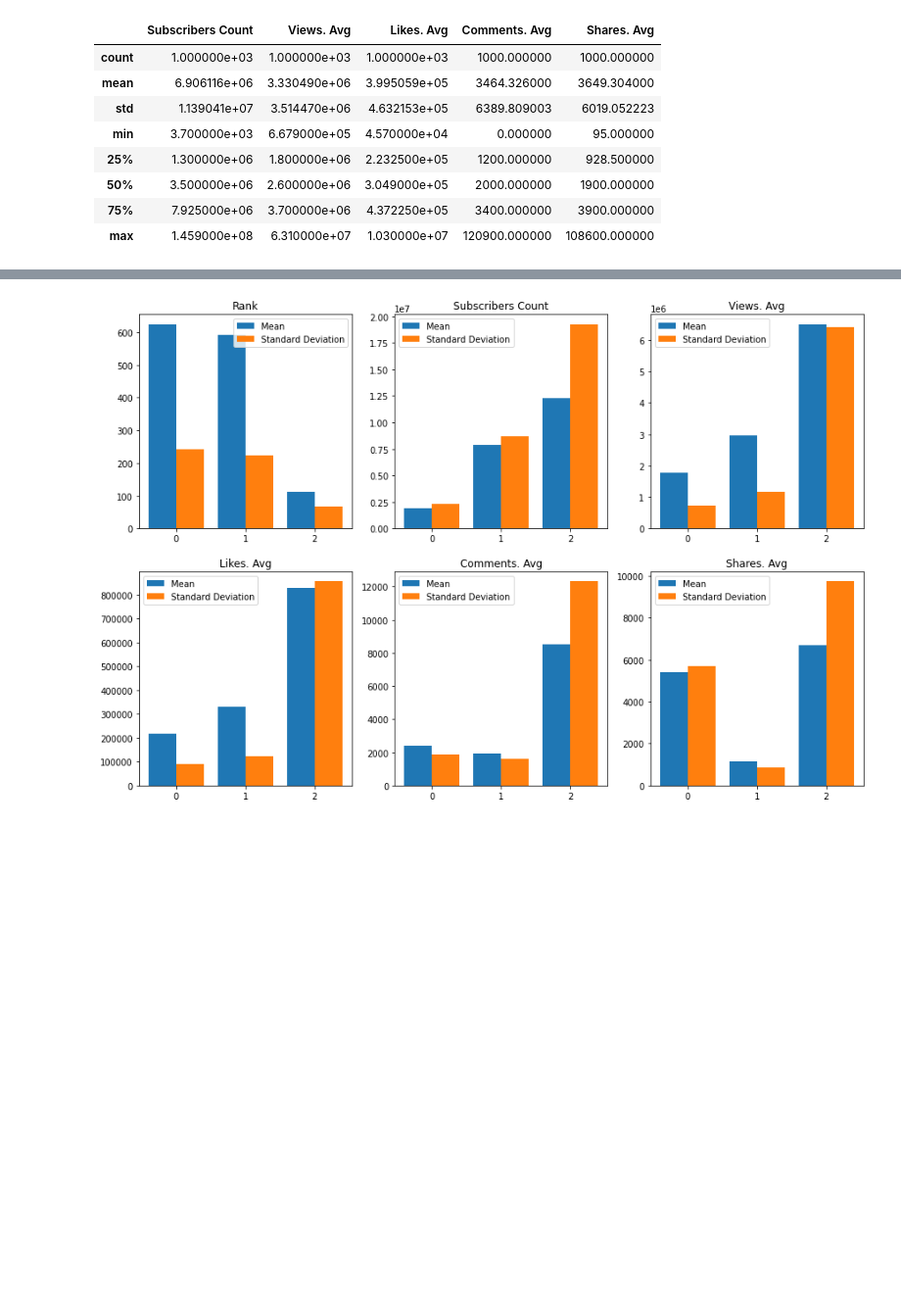
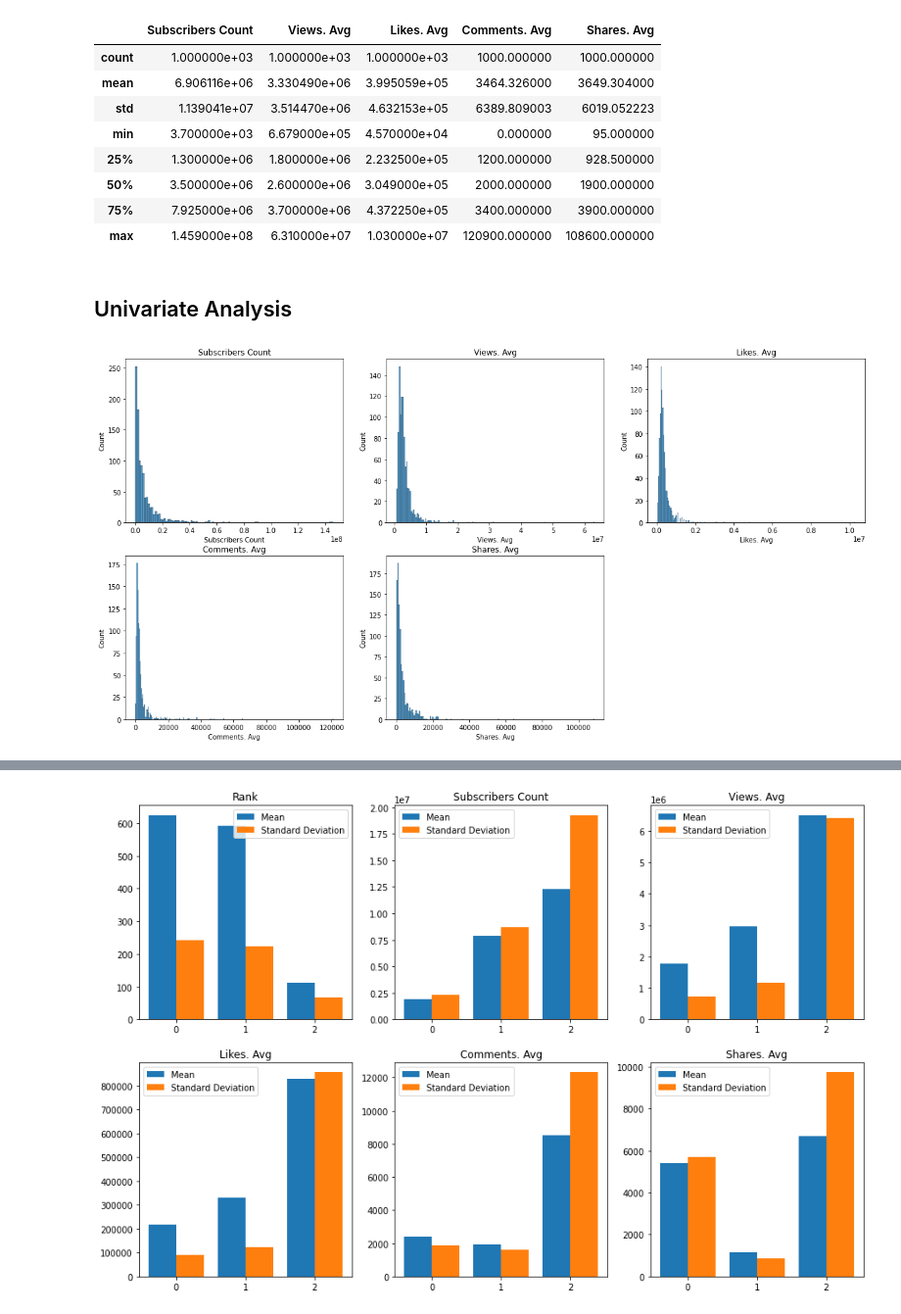
Before and after one commit to penichols10/top_tik_tokers, a Jupyter notebook: top_tik_tokers.ipynb, the cells around one changed output, grey strips where cells are left out. Shown: that part at 98% size. Drawn from its saved outputs; the diff is of its cells as text; code cells hidden in the pictures; blank space fills up the shorter version.

```diff
--- a/top_tik_tokers.ipynb
+++ b/top_tik_tokers.ipynb
@@ -99,3 +103,15 @@ df[x_cols].describe()
 | 50% | 3.500000e+06 | 2.600000e+06 | 3.049000e+05 | 2000.000000 | 1900.000000 |
 | 75% | 7.925000e+06 | 3.700000e+06 | 4.372250e+05 | 3400.000000 | 3900.000000 |
 | max | 1.459000e+08 | 6.310000e+07 | 1.030000e+07 | 120900.000000 | 108600.000000 |
+# %% [markdown]
+## Univariate Analysis
+# %%
+fig, axes = plt.subplots(2,3, figsize=(20,10))
+for col, ax in zip(x_cols, np.ravel(axes)):
+    sns.histplot(data=df, x=col, ax=ax)
+    ax.set_title(col)
+
+axes[-1,-1].axis('off')
+plt.show()
+# %% [output]
+[figure, added]
```
Also changed, not shown: parts of 23 cells of this notebook.
